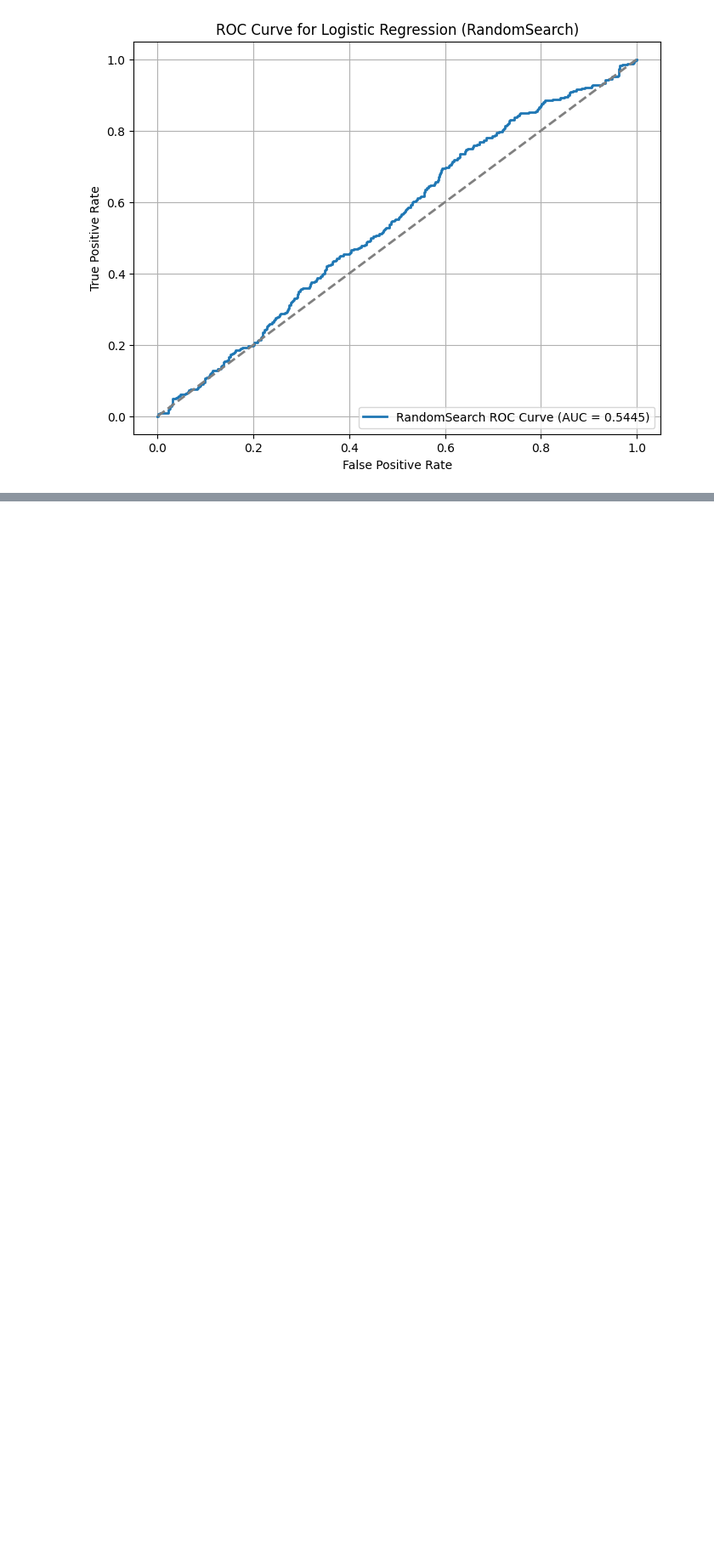
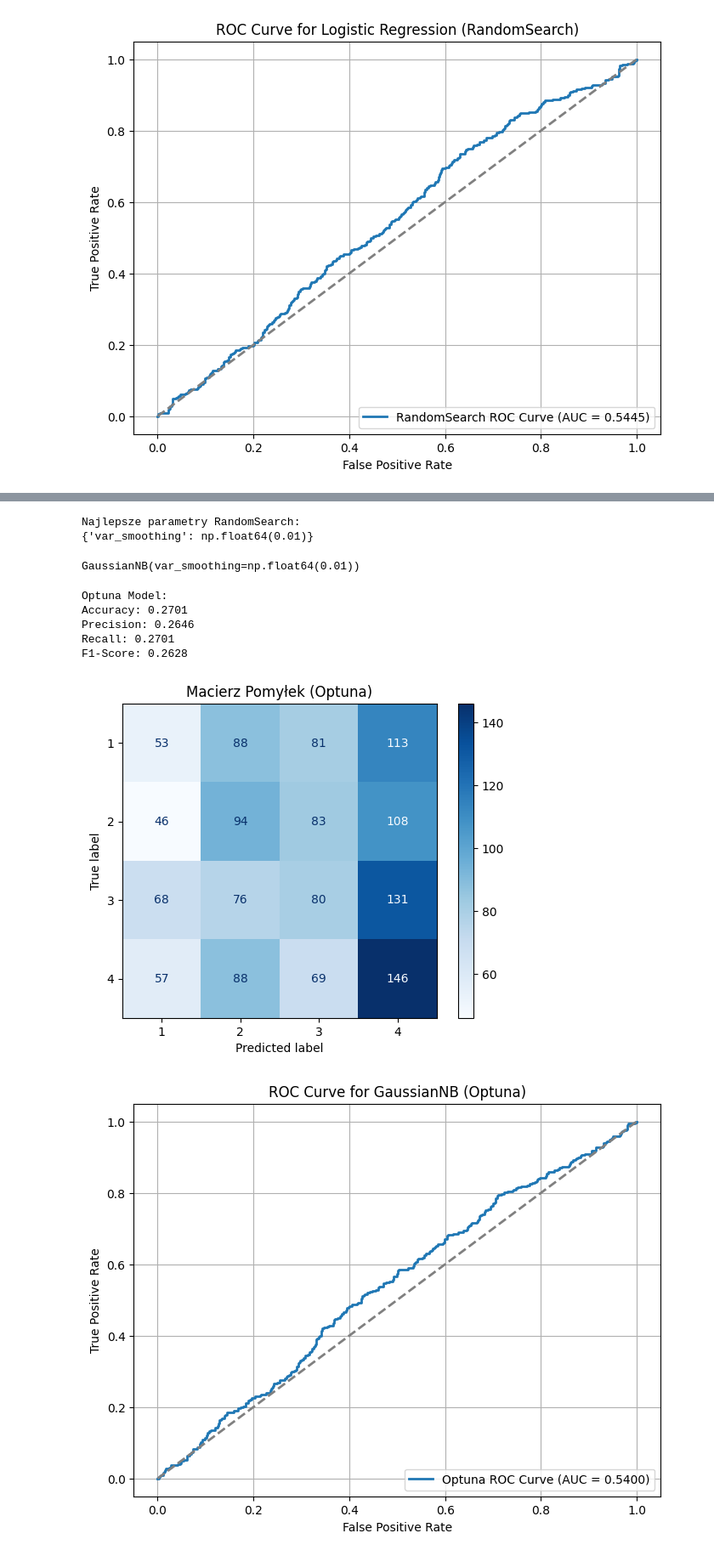
Before and after one commit to Meikelele/thesis, a Jupyter notebook: main.ipynb, the cells around one changed output, grey strips where cells are left out. Shown at 85% size. Saved outputs shown, nothing was run; the diff lists cells and outputs as text; code cells hidden in the pictures; blank space fills up the shorter version.

Commit message:
( 2 ) GaussianNB

```diff
--- a/main.ipynb
+++ b/main.ipynb
@@ -513,0 +519,3 @@ F1-Score: 0.2584 -->
+# %%
+# 5-krotna walidacja krzyżowa
+cv = StratifiedKFold(n_splits=5, shuffle=True, random_state=42)
@@ -513,0 +562,65 @@ F1-Score: 0.2584 -->
+# %%
+# RandomizedSearchCV dla GaussianNB
+param_dist = {'var_smoothing': np.logspace(-9, -2, 50)}
+random_search = RandomizedSearchCV(
+    GaussianNB(), param_distributions=param_dist, n_iter=50, cv=cv, scoring='f1_weighted', random_state=42
+)
+random_search.fit(X, y)
+
+best_params_random = random_search.best_params_
+print("\nNajlepsze parametry RandomSearch:")
+print(best_params_random)
+
+# Trenowanie modelu z RandomSearch
+model_random = GaussianNB(**best_params_random)
+model_random.fit(X, y)
+# %% [output]
+Najlepsze parametry RandomSearch:
+{'var_smoothing': np.float64(0.01)}
+GaussianNB(var_smoothing=np.float64(0.01))
+# %%
+# Ocena obu modeli
+models = {'Optuna': model_optuna, 'RandomSearch': model_random}
+for name, model in models.items():
+    y_pred = cross_val_predict(model, X, y, cv=cv, method='predict')
+    y_proba = cross_val_predict(model, X, y, cv=cv, method='predict_proba')[:, 1]
+
+    accuracy = accuracy_score(y, y_pred)
+    precision = precision_score(y, y_pred, average='weighted')
+    recall = recall_score(y, y_pred, average='weighted')
+    f1 = f1_score(y, y_pred, average='weighted')
+
+    print(f"\n{name} Model:")
+    print(f"Accuracy: {accuracy:.4f}")
+    print(f"Precision: {precision:.4f}")
+    print(f"Recall: {recall:.4f}")
+    print(f"F1-Score: {f1:.4f}")
+
+    # Macierz pomyłek - wykres
+    cm = confusion_matrix(y, y_pred)
+    disp = ConfusionMatrixDisplay(confusion_matrix=cm, display_labels=np.unique(y))
+    disp.plot(cmap='Blues', values_format='d')
+    plt.title(f'Macierz Pomyłek ({name})')
+    plt.show()
+
+    # Wykres krzywej ROC
+    fpr, tpr, _ = roc_curve(y, y_proba, pos_label=np.unique(y)[1])
+    roc_auc = auc(fpr, tpr)
+
+    plt.figure(figsize=(8, 6))
+    plt.plot(fpr, tpr, lw=2, label=f'{name} ROC Curve (AUC = {roc_auc:.4f})')
+    plt.plot([0, 1], [0, 1], color='gray', linestyle='--', lw=2)
+    plt.xlabel('False Positive Rate')
+    plt.ylabel('True Positive Rate')
+    plt.title(f'ROC Curve for GaussianNB ({name})')
+    plt.legend(loc='lower right')
+    plt.grid()
+    plt.show()
+# %% [output]
+Optuna Model:
+Accuracy: 0.2701
+Precision: 0.2646
+Recall: 0.2701
+F1-Score: 0.2628
+[figure, added]
+[figure, added]
```
Also changed, not shown: parts of 10 cells of this notebook, 5 other files.
